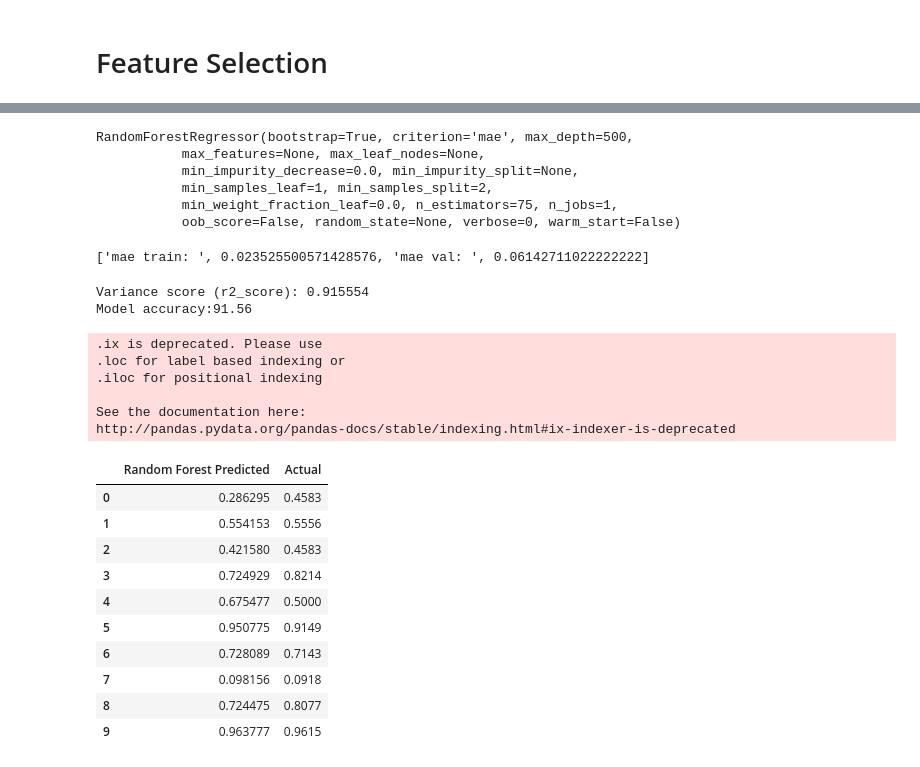
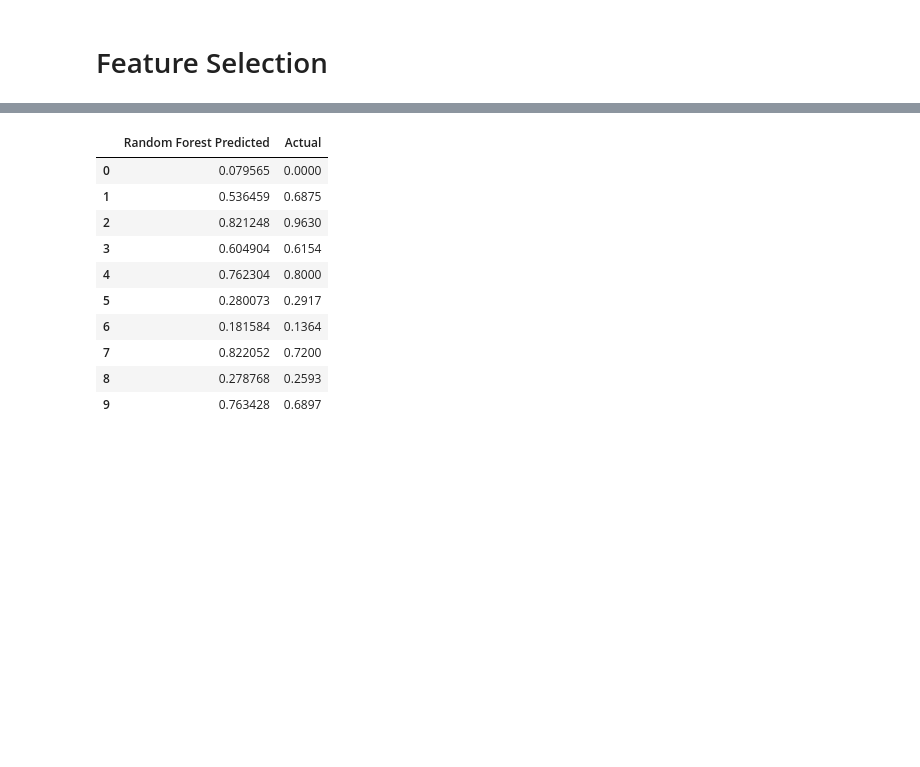
Before and after one commit to sslogar/STA4211Project, a Jupyter notebook: 4212NB.ipynb, the cells around one changed output, grey strips where cells are left out. Drawn from its saved outputs; the diff is of its cells as text; code cells hidden in the pictures; blank space fills up the shorter version.

```diff
--- a/4212NB.ipynb
+++ b/4212NB.ipynb
@@ -8,7 +8,7 @@ import matplotlib.pyplot as plt
 import seaborn as sns
 import numpy as np
 import pandas as pd
-path = 'C:\Users\\xruns\Documents\pubg2' #'C:\Users\Charlie2\Documents\pubg stat'
+path = 'C:\Users\Charlie2\Documents\pubg stat'
 filename_sample = path + '\\sample_submission_V2.csv'
 filename_test = path + '\\test_V2.csv'
 filename_train = path + '\\train_V2.csv'
@@ -116,0 +84,3 @@ n, bins, patches = plt.hist(playerCount, bins=100)
+# %%
+train_data.drop(['kills'], inplace=True, axis=1)
+train_data.drop(['damageDealt'], inplace=True, axis=1)
@@ -283,11 +207,11 @@ df_sample = train_data
 lr_sample = train_data
 # %%
 # Split sample into training data and target variable
-X = df_sample.drop('winPlacePerc', inplace=False, axis=1) #all columns except target.
+X = df_sample.drop(['winPlacePerc', 'winBinary'], inplace=False, axis=1) #all columns except target.
 y = df_sample['winPlacePerc'] # Only target variable
 X_train, X_test, y_train, y_test = train_test_split(X, y, test_size=0.3, random_state=22,shuffle=True)
 print('X_train.shape %s, X_test.shape %s\ny_train.shape %s, y_test.shape %s'%(X_train.shape,X_test.shape,y_train.shape,y_test.shape))
-Xlr = lr_sample.drop(['winPlacePerc', 'winBinary'], inplace=False, axis=1)
-ylr = df_sample['winBinary']
-Xlr_train, Xlr_test, ylr_train, ylr_test = train_test_split(Xlr, ylr, test_size=0.3, random_state=22,shuffle=True)
+#Xlr = lr_sample.drop(['winPlacePerc', 'winBinary'], inplace=False, axis=1)
+#ylr = df_sample['winBinary']
+#Xlr_train, Xlr_test, ylr_train, ylr_test = train_test_split(Xlr, ylr, test_size=0.3, random_state=22,shuffle=True)
 # %% [output]
@@ -332,21 +326,12 @@ rfr = RandomForestRegressor(max_depth=500,criterion='mae',
                             max_features=None,n_estimators=75,bootstrap=True,
                             min_samples_leaf=1,n_jobs=1,min_samples_split=2)
 rfr.fit(X_train,y_train)
-# %% [output]
-RandomForestRegressor(bootstrap=True, criterion='mae', max_depth=500,
-           max_features=None, max_leaf_nodes=None,
-           min_impurity_decrease=0.0, min_impurity_split=None,
-           min_samples_leaf=1, min_samples_split=2,
-           min_weight_fraction_leaf=0.0, n_estimators=75, n_jobs=1,
-           oob_score=False, random_state=None, verbose=0, warm_start=False)
 # %%
 #print_score(rfr)
 res = ['mae train: ', mean_absolute_error(rfr.predict(X_train), y_train),
            'mae val: ', mean_absolute_error(rfr.predict(X_test), y_test)]
 if hasattr(rfr, 'oob_score_'): res.append(rfr.oob_score_)
 print(res)
-# %% [output]
-['mae train: ', 0.023525500571428576, 'mae val: ', 0.06142711022222222]
 # %%
 from sklearn.metrics import mean_squared_error, r2_score
 # %%
@@ -355,30 +340,21 @@ y_pred_rfr = rfr.predict(X_test)
 rfr_score=r2_score(y_pred=y_pred_rfr,y_true=y_test)
 print("Variance score (r2_score): %f"%rfr_score)
 print('Model accuracy:%.2f '%(rfr_score*100))
-# %% [output]
-Variance score (r2_score): 0.915554
-Model accuracy:91.56
 # %%
 RFpredictions = pd.DataFrame(data=y_pred_rfr)
-frames = [RFpredictions, y_test.reset_index().ix[:,1]]
+frames = [RFpredictions, y_test.reset_index().iloc[:,1]]
 modelTest = pd.concat(frames, axis=1)
 modelTest.columns = ["Random Forest Predicted", "Actual"]
 modelTest.head(10)
 # %% [output]
-.ix is deprecated. Please use
-.loc for label based indexing or
-.iloc for positional indexing
-
-See the documentation here:
-http://pandas.pydata.org/pandas-docs/stable/indexing.html#ix-indexer-is-deprecated
 |  | Random Forest Predicted | Actual |
-| 0 | 0.286295 | 0.4583 |
-| 1 | 0.554153 | 0.5556 |
-| 2 | 0.421580 | 0.4583 |
-| 3 | 0.724929 | 0.8214 |
-| 4 | 0.675477 | 0.5000 |
-| 5 | 0.950775 | 0.9149 |
-| 6 | 0.728089 | 0.7143 |
-| 7 | 0.098156 | 0.0918 |
-| 8 | 0.724475 | 0.8077 |
-| 9 | 0.963777 | 0.9615 |
+| 0 | 0.079565 | 0.0000 |
+| 1 | 0.536459 | 0.6875 |
+| 2 | 0.821248 | 0.9630 |
+| 3 | 0.604904 | 0.6154 |
+| 4 | 0.762304 | 0.8000 |
+| 5 | 0.280073 | 0.2917 |
+| 6 | 0.181584 | 0.1364 |
+| 7 | 0.822052 | 0.7200 |
+| 8 | 0.278768 | 0.2593 |
+| 9 | 0.763428 | 0.6897 |
```
Also changed, not shown: parts of 62 cells of this notebook.
